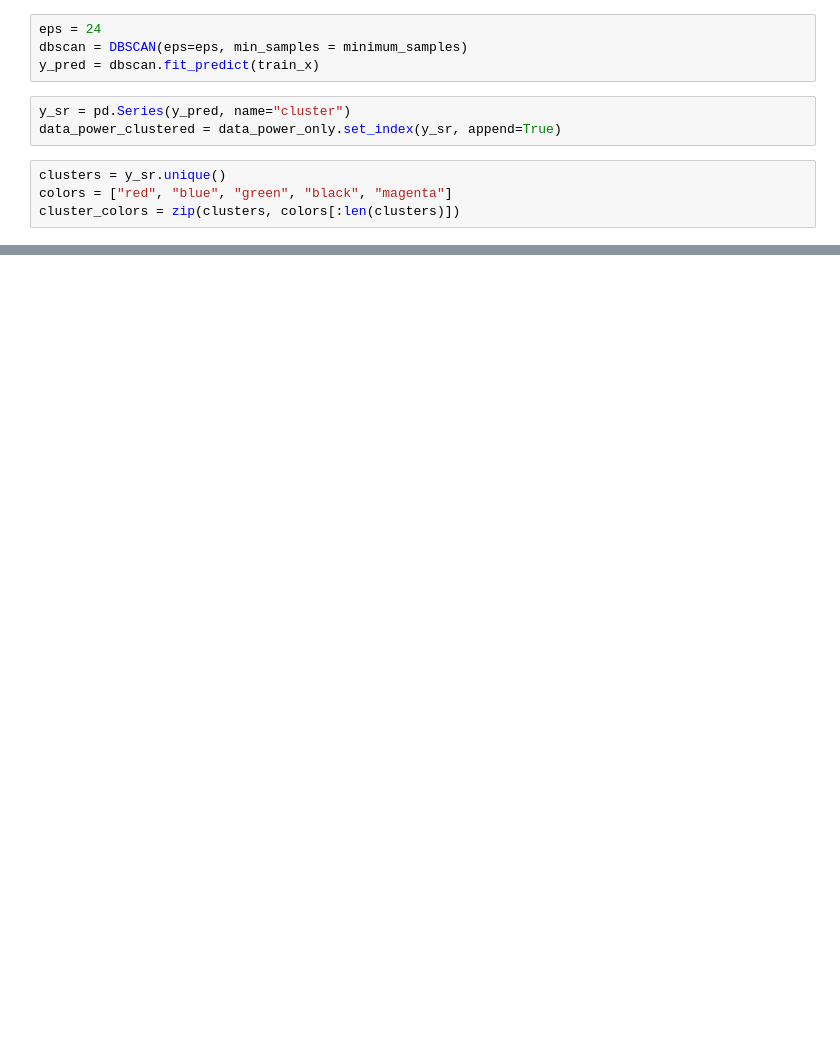
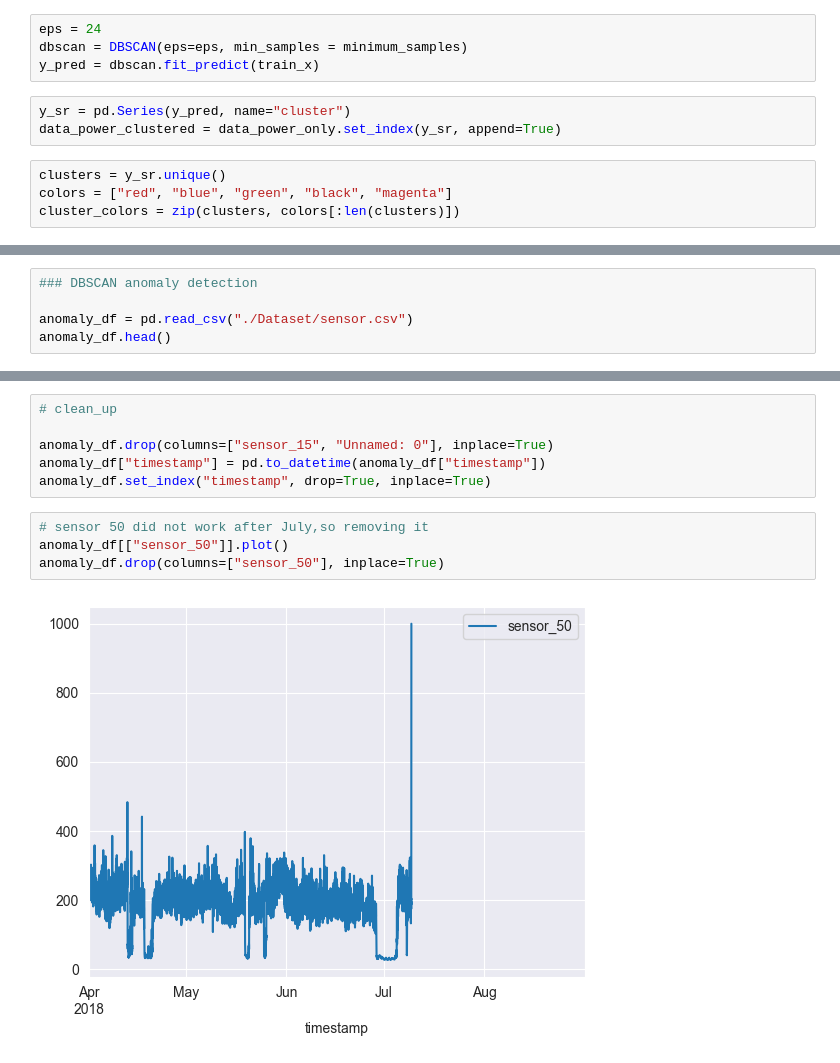
Before and after one commit to nitishsingh158/energy_consumption_clustering, a Jupyter notebook: energy_clustering.ipynb, the cells around one changed output, grey strips where cells are left out. Drawn from its saved outputs; the diff is of its cells as text; blank space fills up the shorter version.

```diff
--- a/energy_clustering.ipynb
+++ b/energy_clustering.ipynb
@@ -251,0 +230,5 @@ plt.xticks(range(0, 24, 1));
+# %%
+### DBSCAN anomaly detection
+
+anomaly_df = pd.read_csv("./Dataset/sensor.csv")
+anomaly_df.head()
@@ -251,0 +285,12 @@ plt.xticks(range(0, 24, 1));
+# %%
+# clean_up
+
+anomaly_df.drop(columns=["sensor_15", "Unnamed: 0"], inplace=True)
+anomaly_df["timestamp"] = pd.to_datetime(anomaly_df["timestamp"])
+anomaly_df.set_index("timestamp", drop=True, inplace=True)
+# %%
+# sensor 50 did not work after July,so removing it
+anomaly_df[["sensor_50"]].plot()
+anomaly_df.drop(columns=["sensor_50"], inplace=True)
+# %% [output]
+[figure, added]
```
Also changed, not shown: parts of 15 cells of this notebook.
